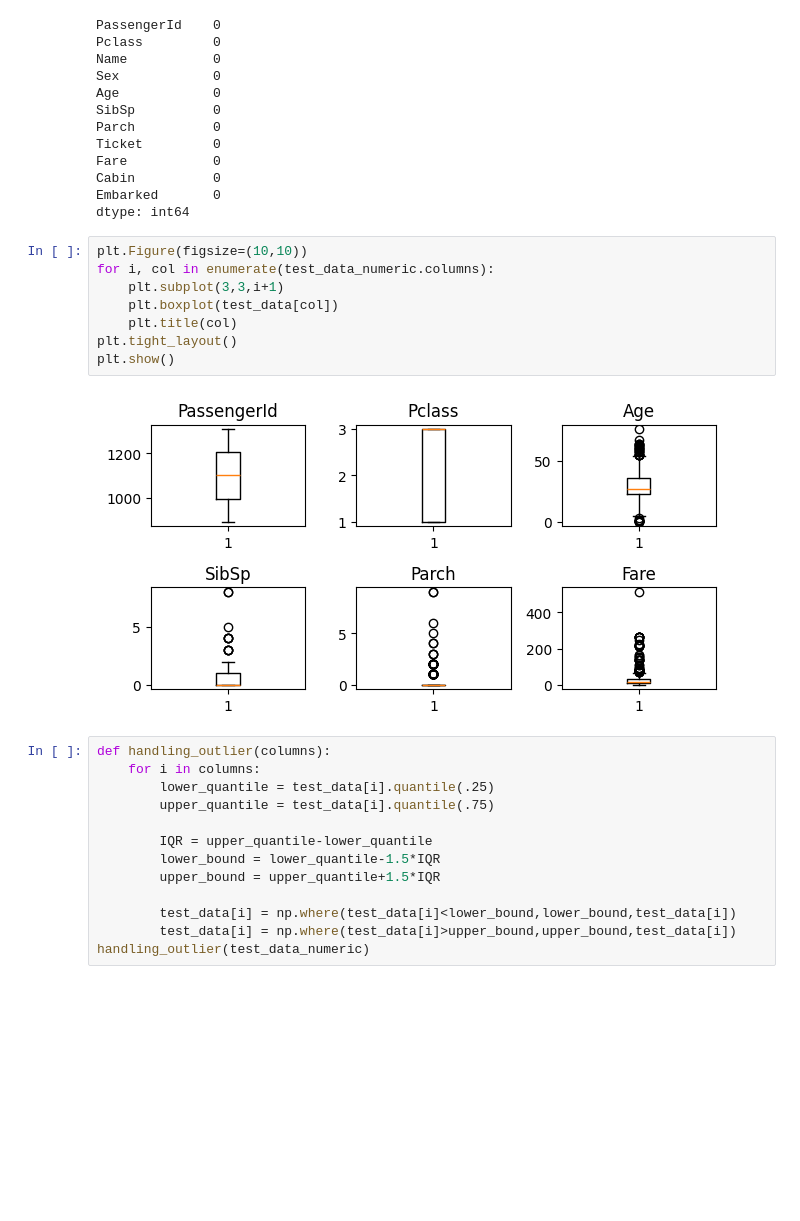
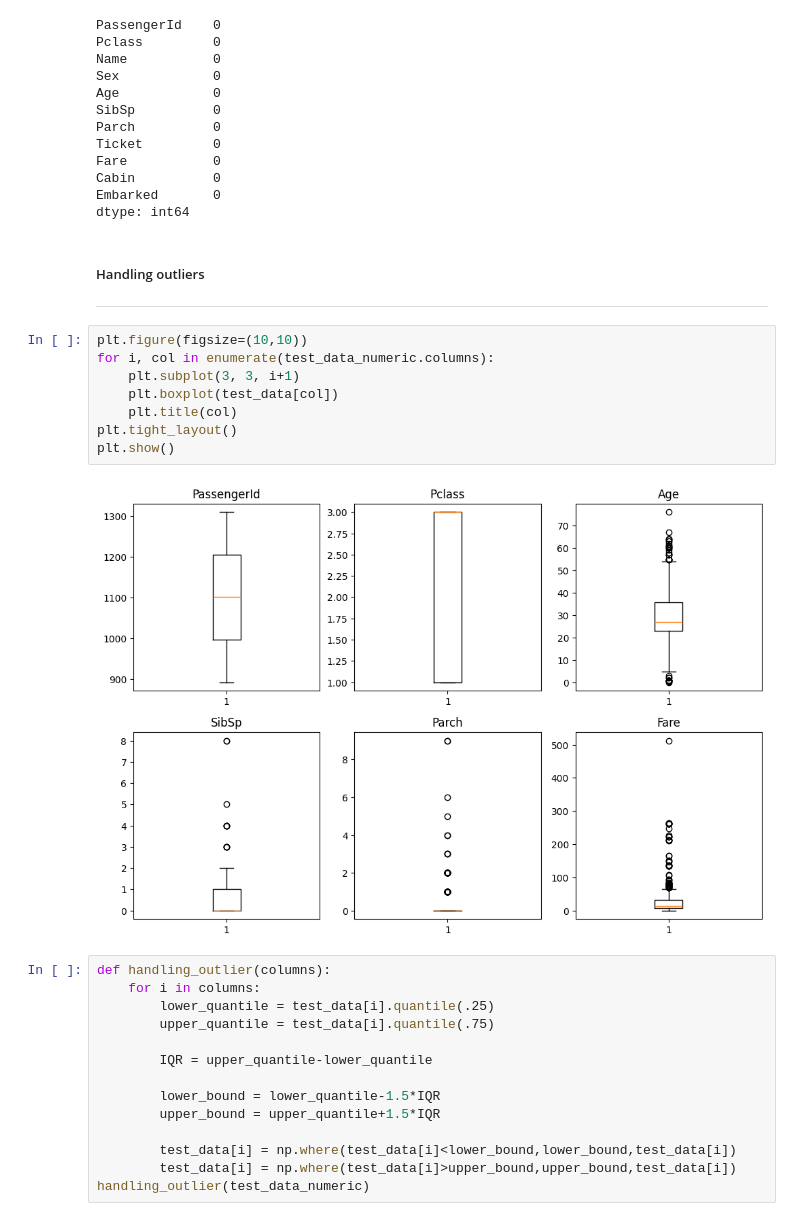
Before and after one commit to joyflorence/Data-miming-and-analytics, a Jupyter notebook: practical/Test.ipynb, the cells around one changed output. Saved outputs shown, nothing was run; the diff lists cells and outputs as text; blank space fills up the shorter version.

```diff
--- a/practical/Test.ipynb
+++ b/practical/Test.ipynb
@@ -82,16 +75,19 @@ Fare           0
 Cabin          0
 Embarked       0
 dtype: int64
+# %% [markdown]
+##### Handling outliers
+---
 # %%
-plt.Figure(figsize=(10,10))
+plt.figure(figsize=(10,10))
 for i, col in enumerate(test_data_numeric.columns):
-    plt.subplot(3,3,i+1)
+    plt.subplot(3, 3, i+1)
     plt.boxplot(test_data[col])
     plt.title(col)
 plt.tight_layout()
 plt.show()
 # %% [output]
-[figure, old version]
+[figure, new version]
 # %%
 def handling_outlier(columns):
     for i in columns:
@@ -99,6 +95,7 @@ def handling_outlier(columns):
         upper_quantile = test_data[i].quantile(.75)
 
         IQR = upper_quantile-lower_quantile
+
         lower_bound = lower_quantile-1.5*IQR
         upper_bound = upper_quantile+1.5*IQR
 
```
Also changed, not shown: parts of 15 cells of this notebook, 2 other files.
